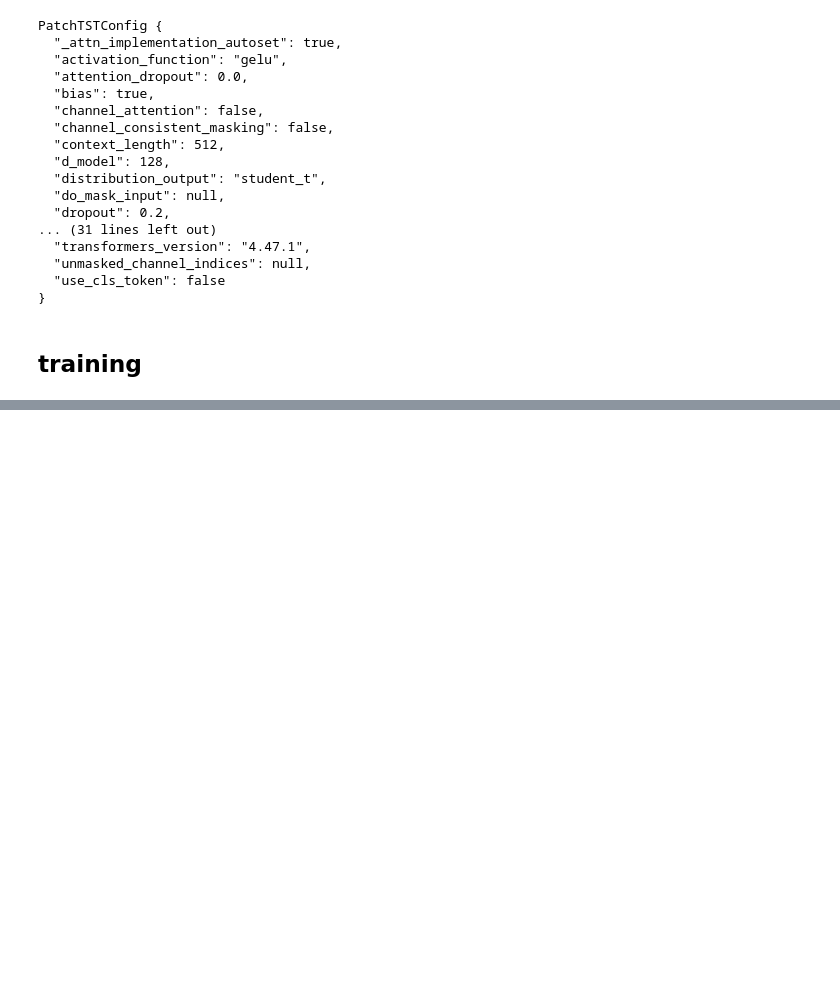
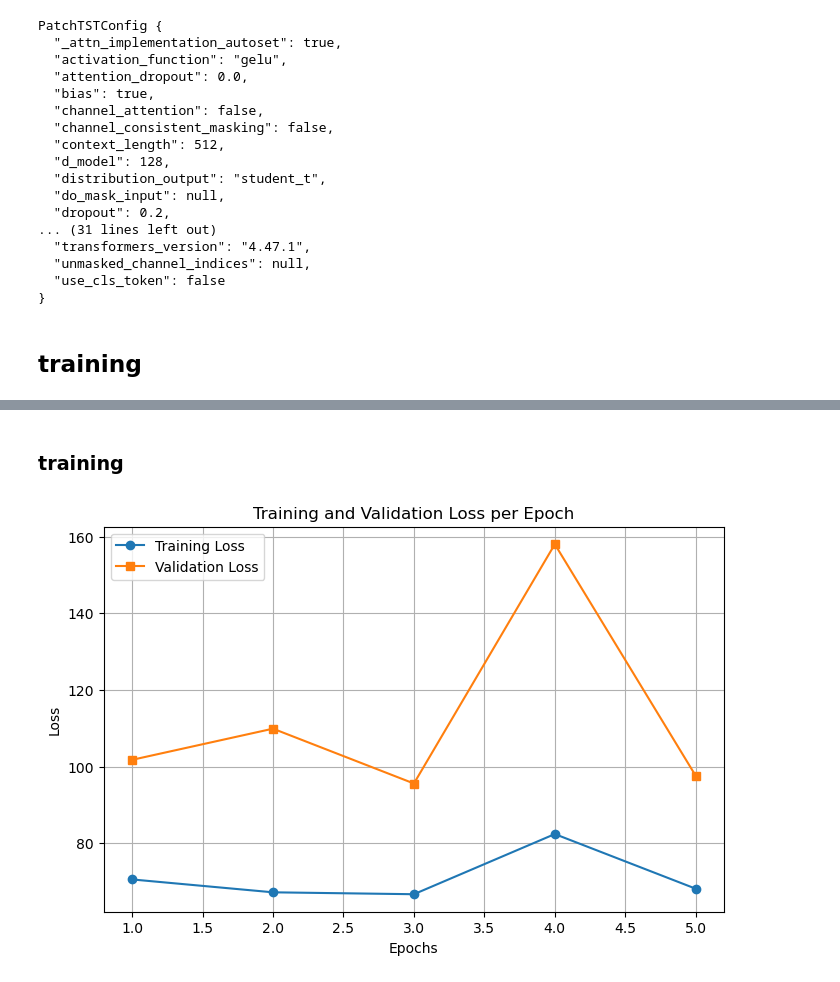
Before and after one commit to enzoben/PatchTST, a Jupyter notebook: main.ipynb, the cells around one changed output, grey strips where cells are left out. Cells and saved outputs as stored; diff of their text form; code cells hidden in the pictures; blank space fills up the shorter version.

Commit message:
new dataset code

```diff
--- a/main.ipynb
+++ b/main.ipynb
@@ -181,0 +212,17 @@ train(model,
+# %%
+window_size = 720
+sliding_window = 8
+forcasting_horizon = 432 # 3 days
+batch_size = 24
+
+train_set, val_set, test_set = get_train_test_datasets(
+    data_path+'/mpi_full_saale.csv',
+    test_size=0.3,
+    window_size=window_size,
+    sliding_size=sliding_window,
+    forcasting_horizon=forcasting_horizon,
+    kind='sliding_window',
+    validation_size=0.15
+    )
+
+num_channels = train_set[0][0].shape[0]
@@ -181,0 +231,2 @@ train(model,
+# %%
+device = torch.device('mps' if torch.backends.mps.is_available() else 'cpu')
@@ -181,0 +280,21 @@ train(model,
+# %% [markdown]
+### training
+# %%
+optimizer = torch.optim.Adam(patchTST.parameters(), lr=0.001)
+lr_scheduler = torch.optim.lr_scheduler.ExponentialLR(optimizer, gamma=0.95)
+criterion = nn.MSELoss()
+
+num_epochs = 100
+
+train(model = patchTST,
+      optimizer = optimizer,
+      criterion = criterion,
+      batch_size = batch_size,
+      num_epochs = num_epochs,
+      train_set = train_set,
+      val_set = val_set,
+      device = device,
+      lr_scheduler = lr_scheduler,
+      plot = True)
+# %% [output]
+[figure, added]
```
Also changed, not shown: parts of 10 cells of this notebook.
